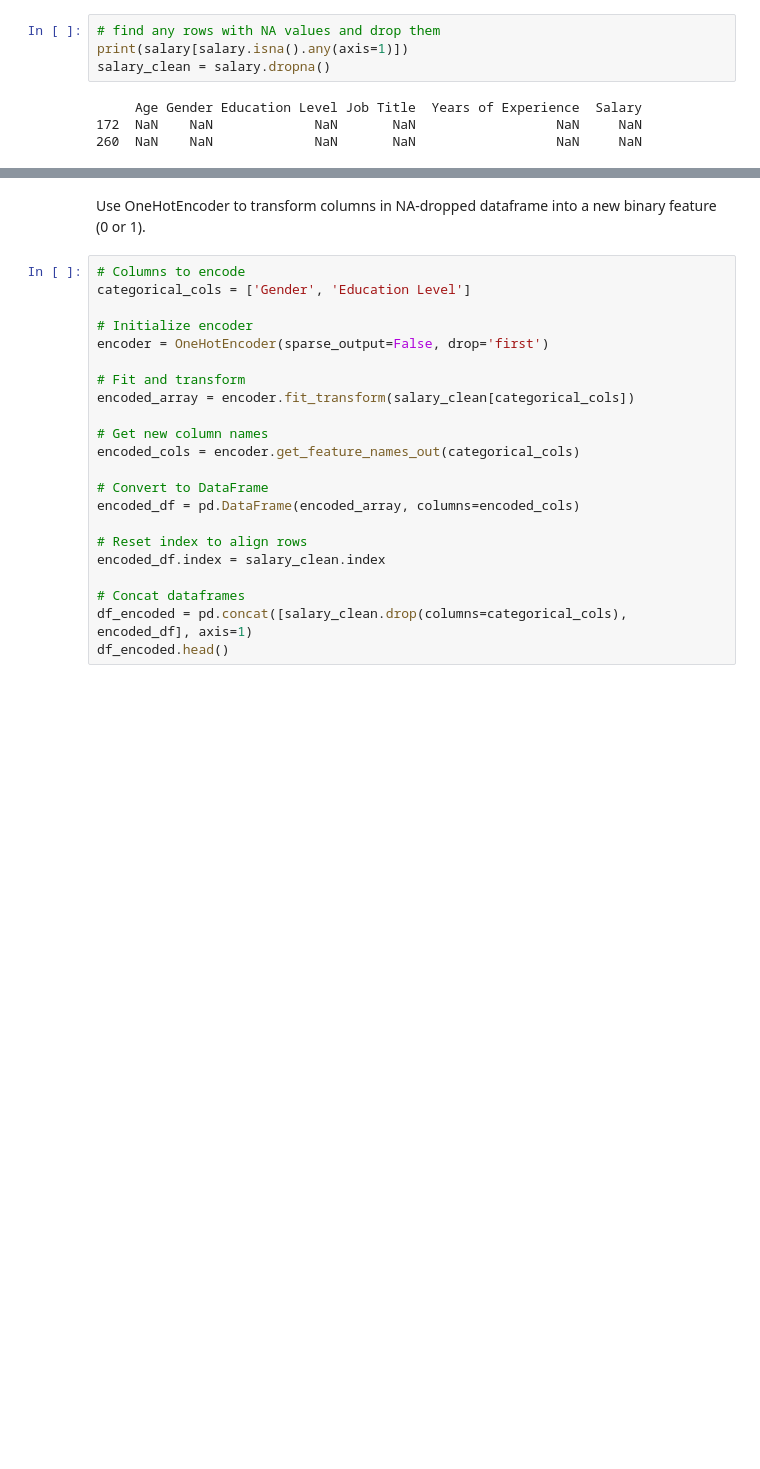
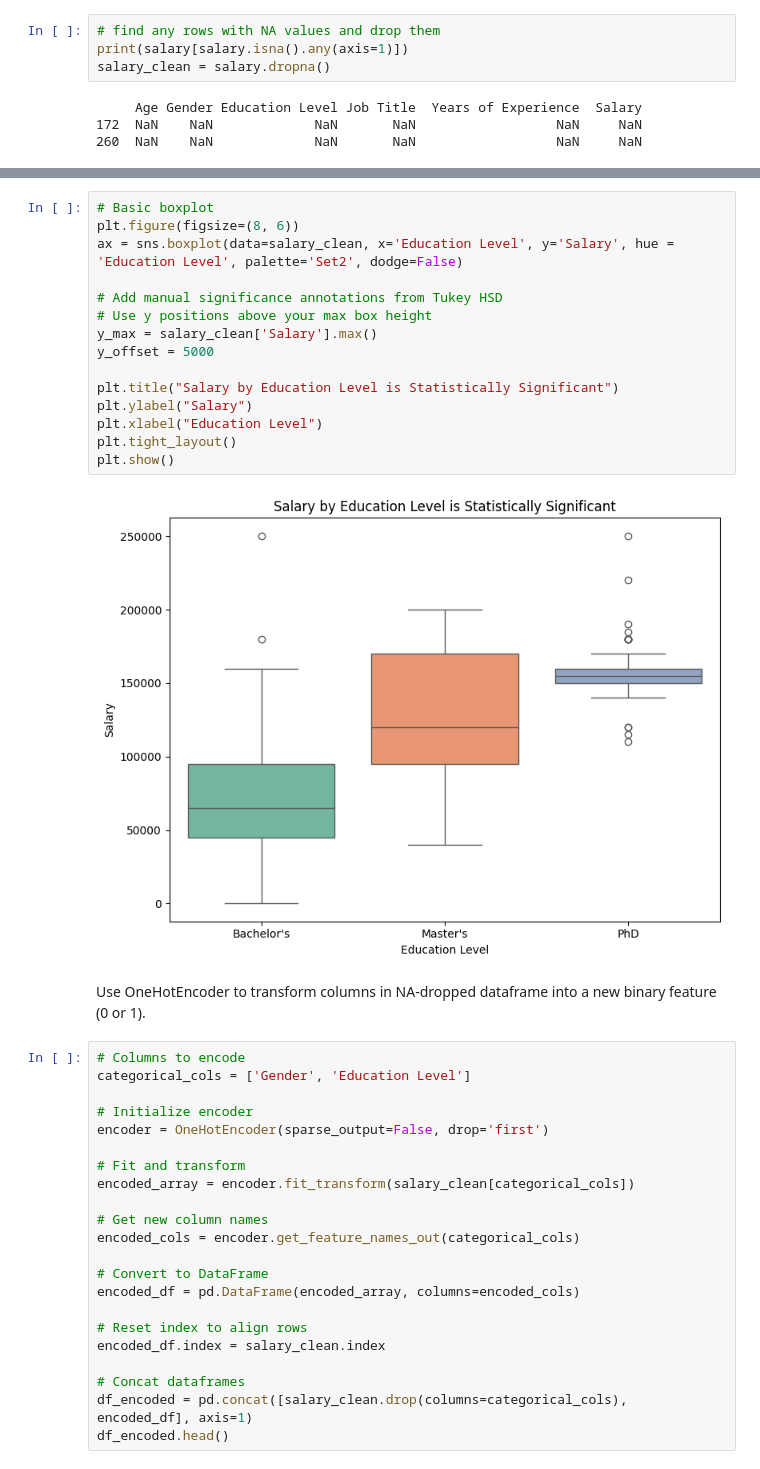
Before and after one commit to Jacinda-Chen/salary-prediction, a Jupyter notebook: salary_modeling.ipynb, the cells around one changed output, grey strips where cells are left out. Cells and saved outputs as stored; diff of their text form; blank space fills up the shorter version.

Commit message:
Update salary_modeling notebook to include ANOVA

```diff
--- a/salary_modeling.ipynb
+++ b/salary_modeling.ipynb
@@ -87,3 +132,20 @@ salary_clean = salary.dropna()
+# %%
+# Basic boxplot
+plt.figure(figsize=(8, 6))
+ax = sns.boxplot(data=salary_clean, x='Education Level', y='Salary', hue = 'Education Level', palette='Set2', dodge=False)
+
+# Add manual significance annotations from Tukey HSD
+# Use y positions above your max box height
+y_max = salary_clean['Salary'].max()
+y_offset = 5000
+
+plt.title("Salary by Education Level is Statistically Significant")
+plt.ylabel("Salary")
+plt.xlabel("Education Level")
+plt.tight_layout()
+plt.show()
+# %% [output]
+[figure, added]
 # %% [markdown]
 Use OneHotEncoder to transform columns in NA-dropped dataframe into a new binary feature (0 or 1).
 # %%
```
Also changed, not shown: parts of 5 cells of this notebook.
